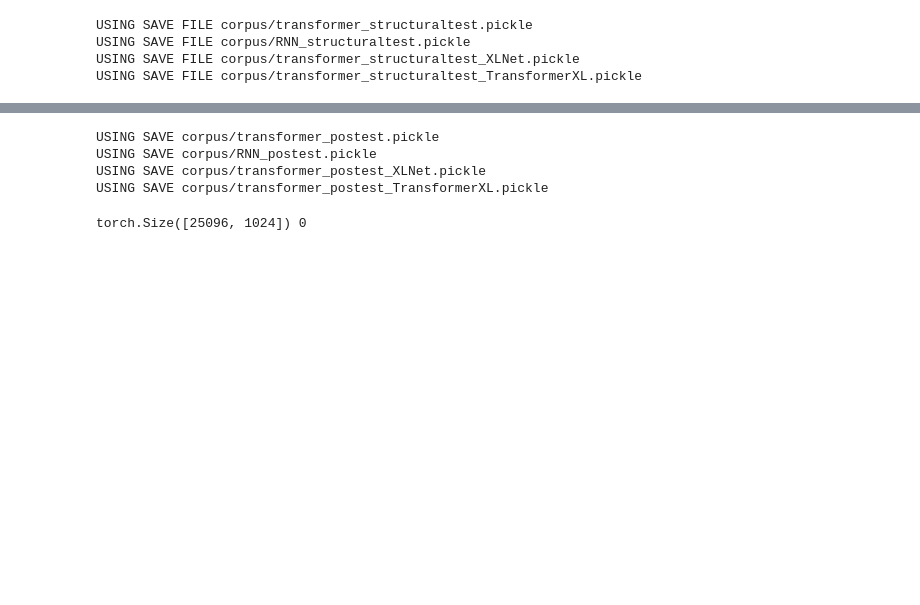
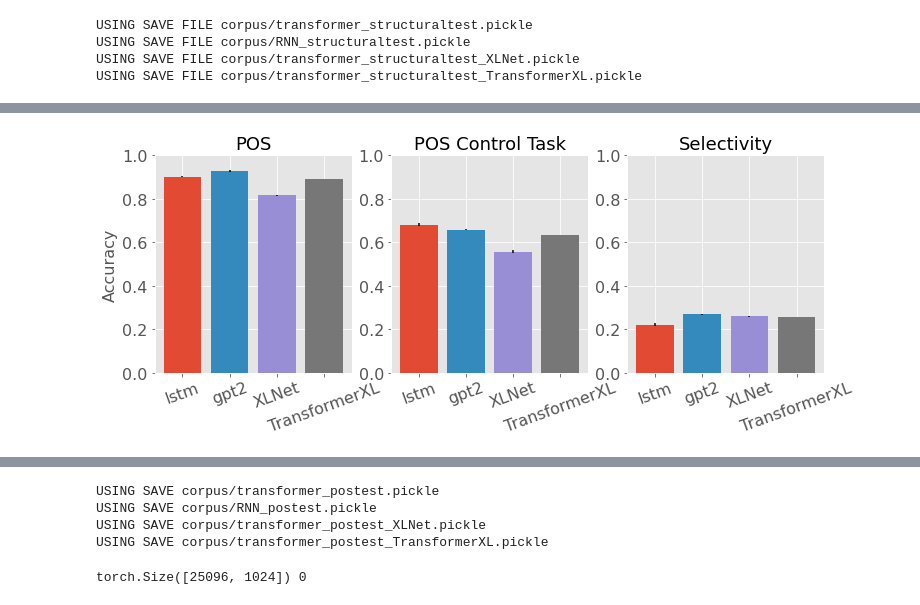
Before and after one commit to annaproxy/nlp2-probing-lms, a Jupyter notebook: Results.ipynb, the cells around one changed output, grey strips where cells are left out. Cells and saved outputs as stored; diff of their text form; code cells hidden in the pictures; blank space fills up the shorter version.

```diff
--- a/Results.ipynb
+++ b/Results.ipynb
@@ -498,12 +483,15 @@ LRTXL&0.54&0.34&0.2&-0.11&-0.09 \\
 [figure]
 [figure]
 # %%
-def find_best_dev_given_task_and_model(task, model):
+"""Calculates everything with respect to the shuffled task.
+Helaas no control task for shuffled."""
+from scipy import stats
+def find_best_dev_given_task_and_model(task, model, the_dict=result_dict):
     dim = [0,256] if 'pos' in task else [16,64,128]
     best_dev_acc = 0
     for hidden_size in dim:
         for dropout in [0,0.2,0.4,0.6,0.8]:
-            dev_acc = mean_dev_acc(result_dict[task][model][hidden_size][dropout])[0]
+            dev_acc = mean_dev_acc(the_dict[task][model][hidden_size][dropout])[0]
             if dev_acc > best_dev_acc:
                 best_hidden = hidden_size
                 best_dropout = dropout
@@ -513,18 +501,46 @@ def find_best_dev_given_task_and_model(task, model):
 plt.style.use('ggplot')
 fig, (ax1,ax2,ax3) = plt.subplots(1,3, figsize=(12,4))
 
+diffs = {'lstm':[], 'transformer':[],'XLNet':[], 'TransformerXL':[]}
+
+perfs = {'lstm':[], 'transformer':[],'XLNet':[], 'TransformerXL':[]}
+
+controls = {'lstm':[], 'transformer':[],'XLNet':[], 'TransformerXL':[]}
+
+selects = {'lstm':[], 'transformer':[],'XLNet':[], 'TransformerXL':[]}
 
 for model in ['lstm', 'transformer','XLNet', 'TransformerXL']:
     task = 'pos'
     h, d = find_best_dev_given_task_and_model(task, model)
-    print(model, task, h,d)
-    mean, sd = mean_test_acc(result_dict[task][model][h][d])
-    meanC, sdC = mean_test_acc(result_dict['controlpos'][model][h][d])
+    mean, sd, group1 = mean_test_acc(result_dict[task][model][h][d])
+
+    #print("Going now")
+    h2, d2 = find_best_dev_given_task_and_model(task, model, the_dict=shuffled_dict)
+    meanShuffle, sdShuffle, group2 = mean_test_acc(shuffled_dict[task][model][h2][d2])
+    #print(group1,group2)
+    #print(model,meanShuffle-mean, stats.ttest_ind(group1,group2,equal_var=False))
+    diffs[model] = (np.array(group2)-np.array(group1))
+    perfs[model] = group1
+
+    meanC, sdC, control = mean_test_acc(result_dict['controlpos'][model][h][d])
+    controls[model] = control
+    selects[model] = np.array(group1) - np.array(control)
     if model == 'transformer': model = 'gpt2'
 
     ax1.bar(model, mean, yerr= sd, width=0.8, label='model')
     ax2.bar(model, meanC, yerr=sdC,width=0.8, label='model')
     ax3.bar(model, mean-meanC, yerr=sd-sdC, width=0.8,label='model')
+print("===Significance scores for POS task and control task AND SHUFFLED TASK! ===")
+for m1, model in enumerate(['lstm', 'transformer','XLNet', 'TransformerXL']):
+    for m2, model2 in enumerate(['lstm', 'transformer','XLNet', 'TransformerXL']):
+        if m2 > m1:
+            #print(diffs[model])
+            #print(diffs[model2])
+            print(model, model2, 'shuffle', stats.ttest_ind(diffs[model], diffs[model2]).pvalue)
+            print(model, model2, 'perf', stats.ttest_ind(perfs[model], perfs[model2]).pvalue)
+            print(model, model2, 'control', stats.ttest_ind(controls[model], controls[model2]).pvalue)
+            print(model, model2, 'select', stats.ttest_ind(selects[model], selects[model2]).pvalue)
+
 ax1.set_title("POS", fontsize=18)
 ax2.set_title("POS Control Task", fontsize=18)
 ax3.set_title("Selectivity", fontsize=18)
@@ -534,32 +550,5 @@ for ax in [ax1,ax2,ax3]:
     ax.tick_params(axis='x', rotation=20, labelsize=16)
     ax.tick_params(axis='y', labelsize=16)
 
-#plt.tight_layout()
-plt.savefig('pos.png', format='eps',  dpi=1200)
-#plt.show()
-
-fig, (ax1,ax2,ax3) = plt.subplots(1,3, figsize=(12,4))
-
-for model in ['lstm', 'transformer','XLNet', 'TransformerXL']:
-    task = 'dep'
-    h, d = find_best_dev_given_task_and_model(task, model)
-    print(model, task, h,d)
-    mean, sd = mean_test_acc(result_dict[task][model][h][d])
-    meanC, sdC = mean_test_acc(result_dict['controldep'][model][h][d])
-    if model == 'transformer': model = 'gpt2'
-
-    ax1.bar(model, mean, yerr= sd, width=0.8, label='model')
-    ax2.bar(model, meanC, yerr=sdC, width=0.8,label='model')
-    ax3.bar(model, mean-meanC, yerr=sd-sdC,width=0.8, label='model')
-
-ax1.set_title("Structural Task", fontsize=18)
-ax2.set_title("Structural Control Task", fontsize=18)
-ax3.set_title("Selectivity", fontsize=18)
-ax1.set_ylabel("UUAS", fontsize=16)
-
-for ax in [ax1,ax2,ax3]:
-    ax.set_ylim(0,1)
-    ax.tick_params(axis='x', rotation=20, labelsize=16)
-    ax.tick_params(axis='y', labelsize=16)
-plt.savefig('struct.eps', format='eps')
-#plt.show()
+plt.show()
+# %% [output]
@@ -565,0 +572 @@ plt.savefig('struct.eps', format='eps')
+[figure, added]
```
Also changed, not shown: parts of 17 cells of this notebook, 2 other files.
